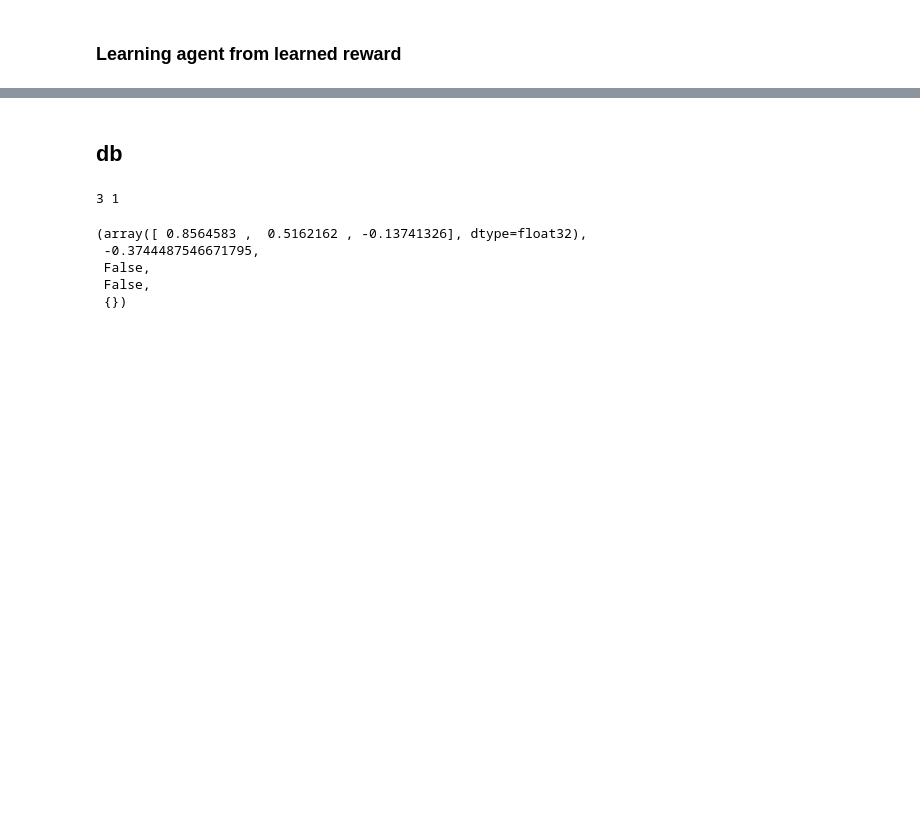
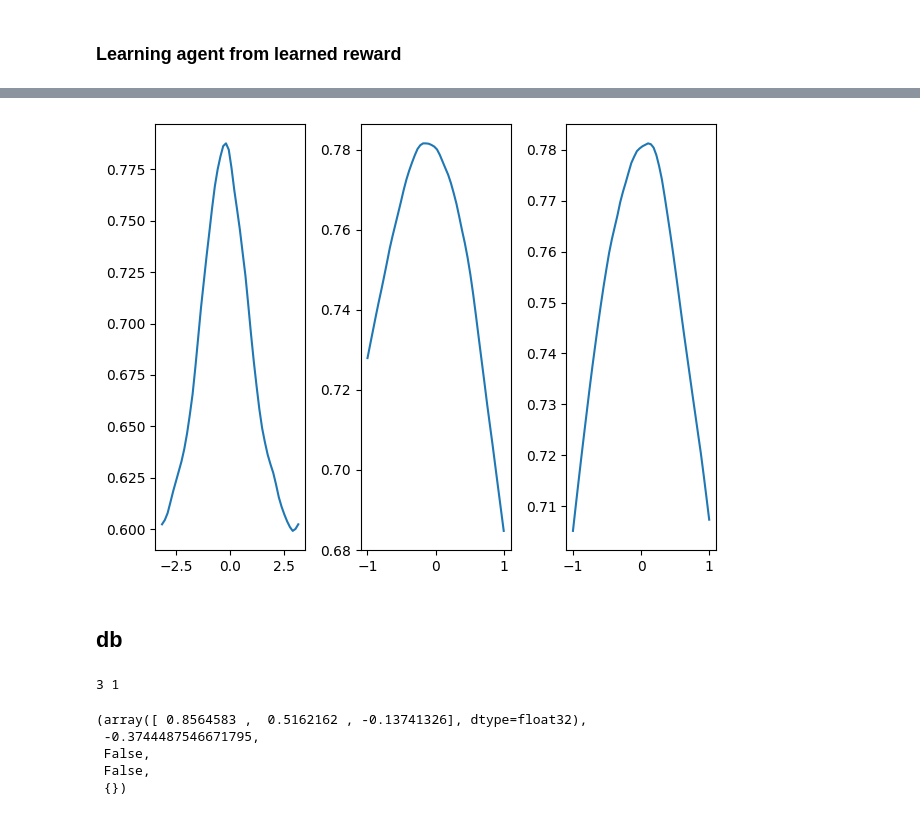
Before and after one commit to iameteron/rlib, a Jupyter notebook: examples/imitation_learning.ipynb, the cells around one changed output, grey strips where cells are left out. Saved outputs shown, nothing was run; the diff lists cells and outputs as text; code cells hidden in the pictures; blank space fills up the shorter version.

```diff
--- a/examples/imitation_learning.ipynb
+++ b/examples/imitation_learning.ipynb
@@ -343,0 +378,17 @@ saving...
+# %%
+class DiscriminatorReward(nn.Module):
+    def __init__(self, discriminator):
+        super().__init__()
+        self.discriminator = discriminator
+
+    def forward(self, observations, actions):
+        """
+        Args:
+            observations (torch.Tensor): (B, obs_dim)
+            actions (torch.Tensor): (B, action_dim)
+
+        Returns:
+            rewards: (torch.Tensor): (B, 1)
+        """
+        reward = -torch.log(self.discriminator(observations, actions) + 1e-10)
+        return reward
@@ -343,0 +467,12 @@ saving...
+# %%
+learning_actor = StochasticMlpPolicy(obs_dim, action_dim)
+critic_1 = MlpQCritic(obs_dim, action_dim)
+critic_2 = MlpQCritic(obs_dim, action_dim)
+
+discriminator = Discriminator(obs_dim, action_dim)
+
+actor_optimizer = Adam(learning_actor.parameters(), lr=1e-4)
+critic_1_optimizer = Adam(critic_1.parameters(), lr=1e-3)
+critic_2_optimizer = Adam(critic_2.parameters(), lr=1e-3)
+
+discriminator_optimizer = Adam(discriminator.parameters(), lr=1e-4)
@@ -344,3 +524,9 @@ saving...
+# %%
+reward_net = DiscriminatorReward(discriminator)
+
+plot_rewards(nn_reward)
+# %% [output]
+[figure, added]
 # %% [markdown]
 ## db
 # %%
```
Also changed, not shown: parts of 24 cells of this notebook, 45 other files.
